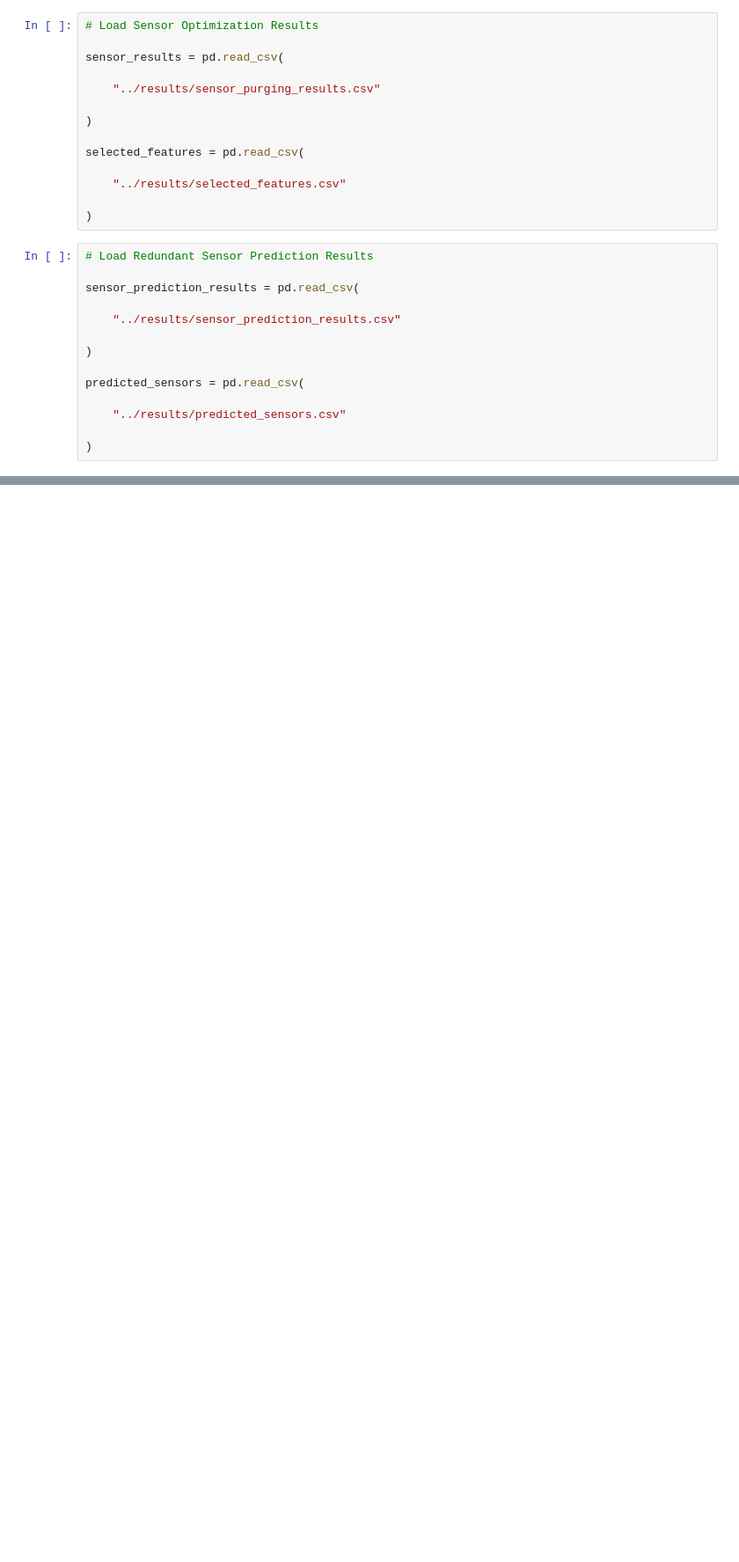
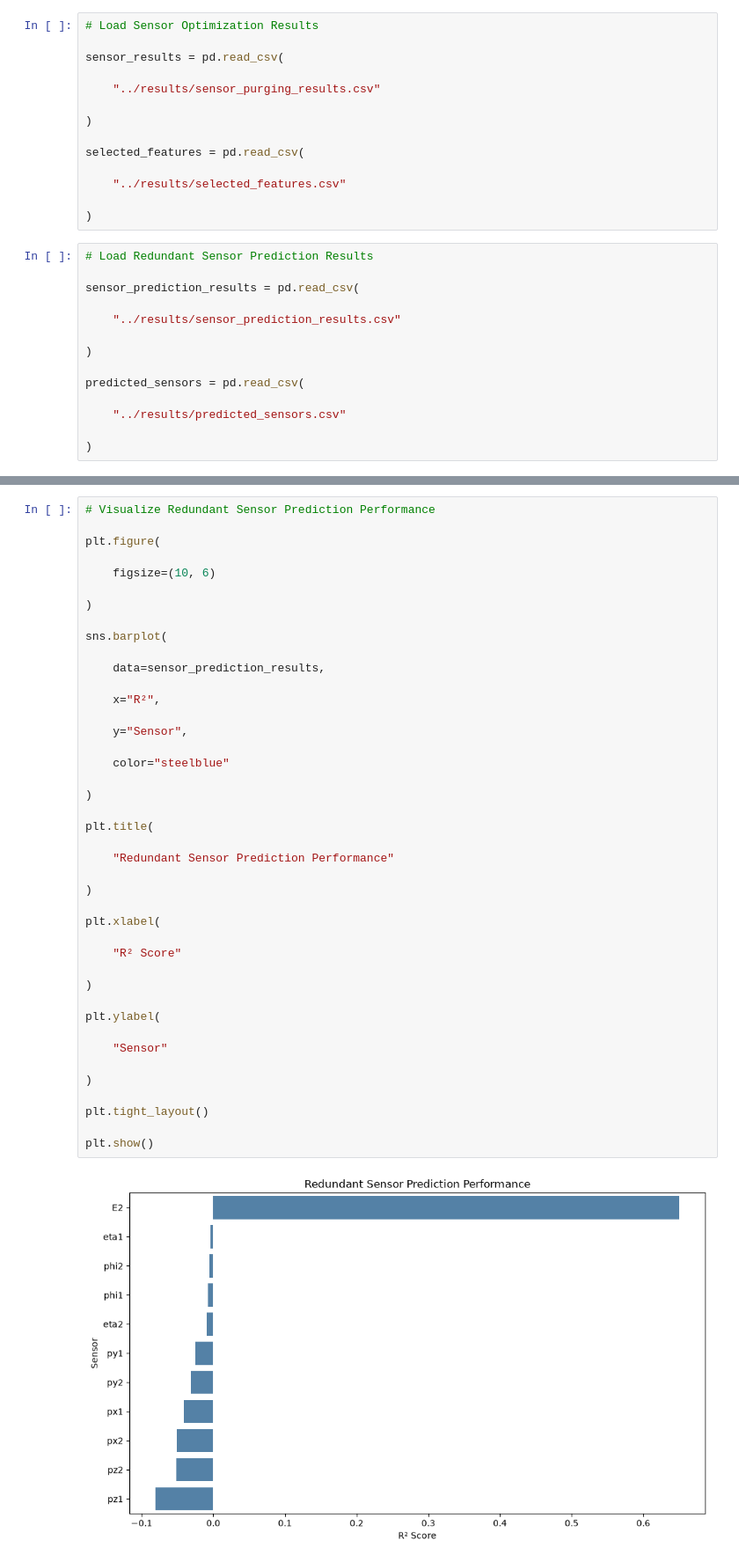
Before and after one commit to IvySingh-1/CERN-dielectron-ML-sensor-optimization, a Jupyter notebook: notebooks/05_Final_Evaluation.ipynb, the cells around one changed output, grey strips where cells are left out. Shown at 88% size. Drawn from its saved outputs; the diff is of its cells as text; blank space fills up the shorter version.

Commit message:
feat: finalize end-to-end ML workflow for CERN dielectron sensor optimization

```diff
--- a/notebooks/05_Final_Evaluation.ipynb
+++ b/notebooks/05_Final_Evaluation.ipynb
@@ -492,0 +594,44 @@ print(
+# %%
+# Visualize Redundant Sensor Prediction Performance
+
+plt.figure(
+
+    figsize=(10, 6)
+
+)
+
+sns.barplot(
+
+    data=sensor_prediction_results,
+
+    x="R²",
+
+    y="Sensor",
+
+    color="steelblue"
+
+)
+
+plt.title(
+
+    "Redundant Sensor Prediction Performance"
+
+)
+
+plt.xlabel(
+
+    "R² Score"
+
+)
+
+plt.ylabel(
+
+    "Sensor"
+
+)
+
+plt.tight_layout()
+
+plt.show()
+# %% [output]
+[figure, added]
```
Also changed, not shown: parts of 17 cells of this notebook, 9 other files.
